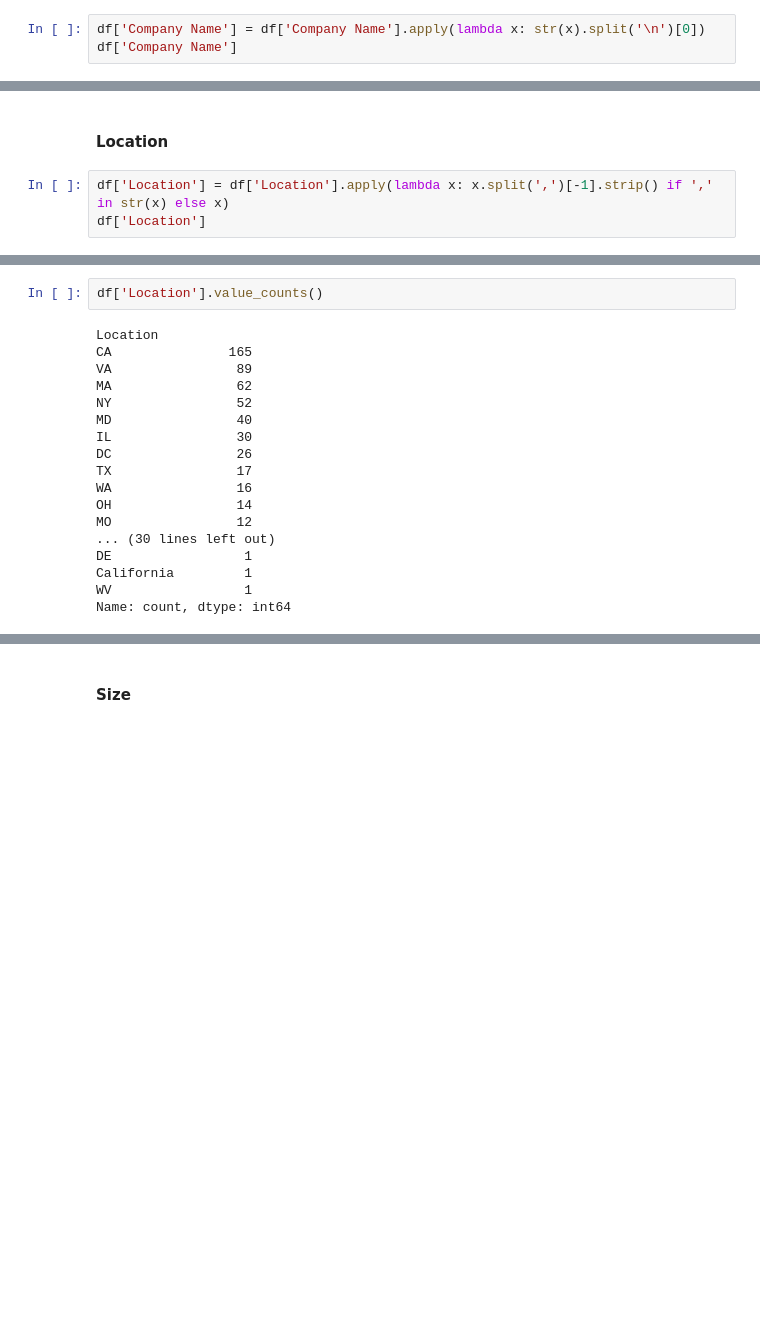
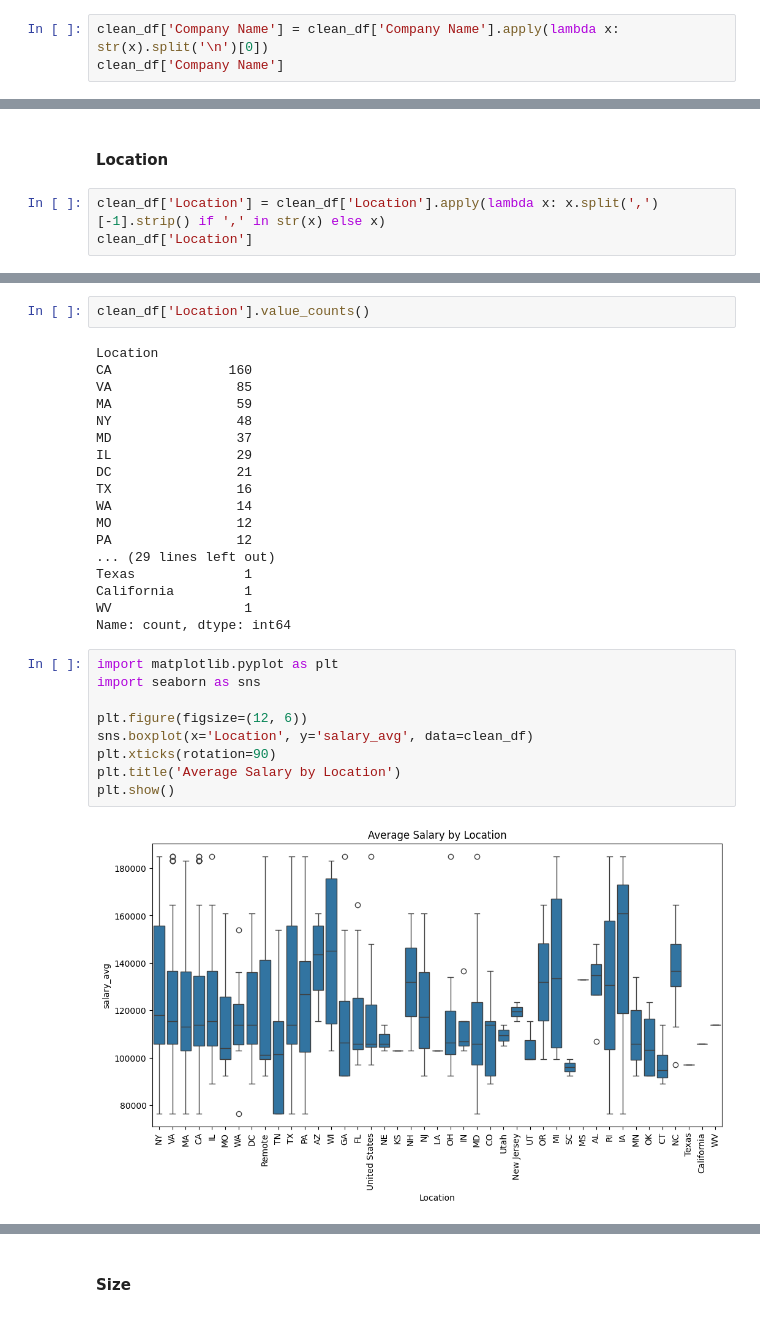
Before and after one commit to codehass/HR-Pulse, a Jupyter notebook: ml/eda.ipynb, the cells around one changed output, grey strips where cells are left out. Drawn from its saved outputs; the diff is of its cells as text; blank space fills up the shorter version.

```diff
--- a/ml/eda.ipynb
+++ b/ml/eda.ipynb
@@ -282,8 +380,8 @@ df_cleaned.head()
 # %% [markdown]
 #### Company Name
 # %%
-df['Company Name'] = df['Company Name'].apply(lambda x: str(x).split('\n')[0])
-df['Company Name']
+clean_df['Company Name'] = clean_df['Company Name'].apply(lambda x: str(x).split('\n')[0])
+clean_df['Company Name']
 # %% [output]
 0               Healthfirst
 1                   ManTech
@@ -300,8 +398,8 @@ Name: Company Name, Length: 672, dtype: str
 # %% [markdown]
 #### Location
 # %%
-df['Location'] = df['Location'].apply(lambda x: x.split(',')[-1].strip() if ',' in str(x) else x)
-df['Location']
+clean_df['Location'] = clean_df['Location'].apply(lambda x: x.split(',')[-1].strip() if ',' in str(x) else x)
+clean_df['Location']
 # %% [output]
 0      NY
 1      VA
@@ -334,20 +432,31 @@ Length: 44, dtype: str
 # %%
-df['Location'].value_counts()
+clean_df['Location'].value_counts()
 # %% [output]
 Location
-CA               165
-VA                89
-MA                62
-NY                52
-MD                40
-IL                30
-DC                26
-TX                17
-WA                16
-OH                14
+CA               160
+VA                85
+MA                59
+NY                48
+MD                37
+IL                29
+DC                21
+TX                16
+WA                14
 MO                12
-... (30 lines left out)
-DE                 1
+PA                12
+... (29 lines left out)
+Texas              1
 California         1
 WV                 1
 Name: count, dtype: int64
+# %%
+import matplotlib.pyplot as plt
+import seaborn as sns
+
+plt.figure(figsize=(12, 6))
+sns.boxplot(x='Location', y='salary_avg', data=clean_df)
+plt.xticks(rotation=90)
+plt.title('Average Salary by Location')
+plt.show()
+# %% [output]
+[figure, added]
```
Also changed, not shown: parts of 58 cells of this notebook.
